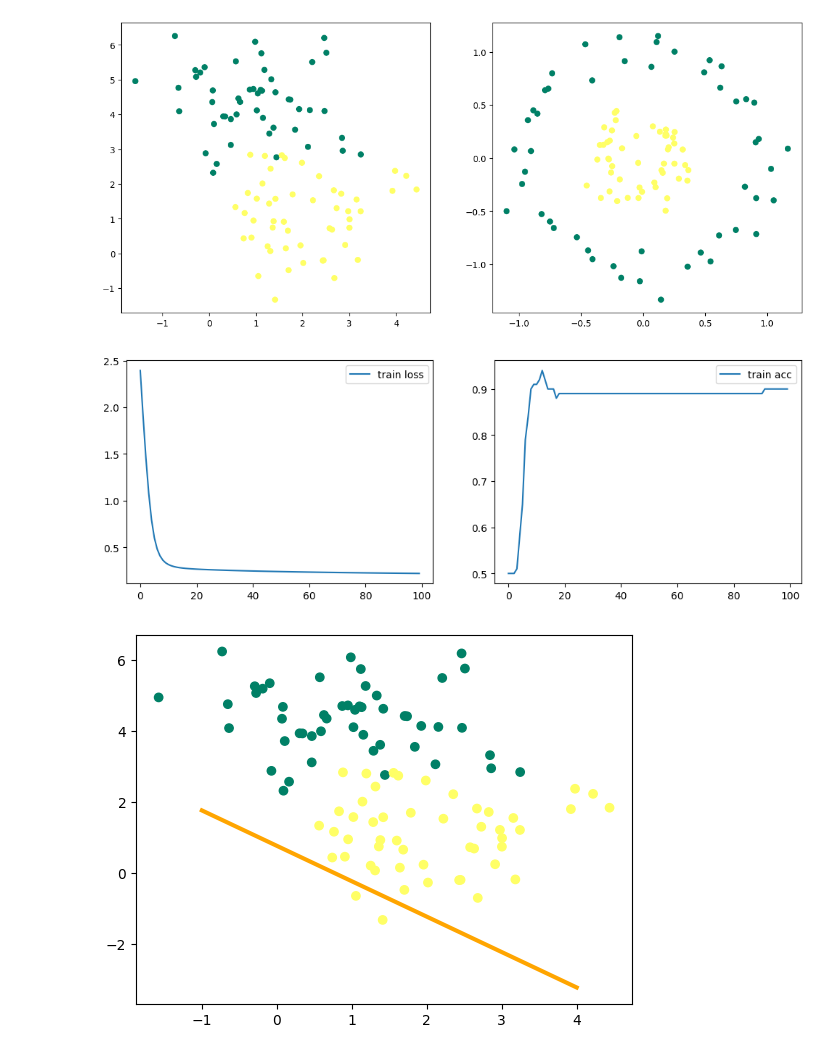
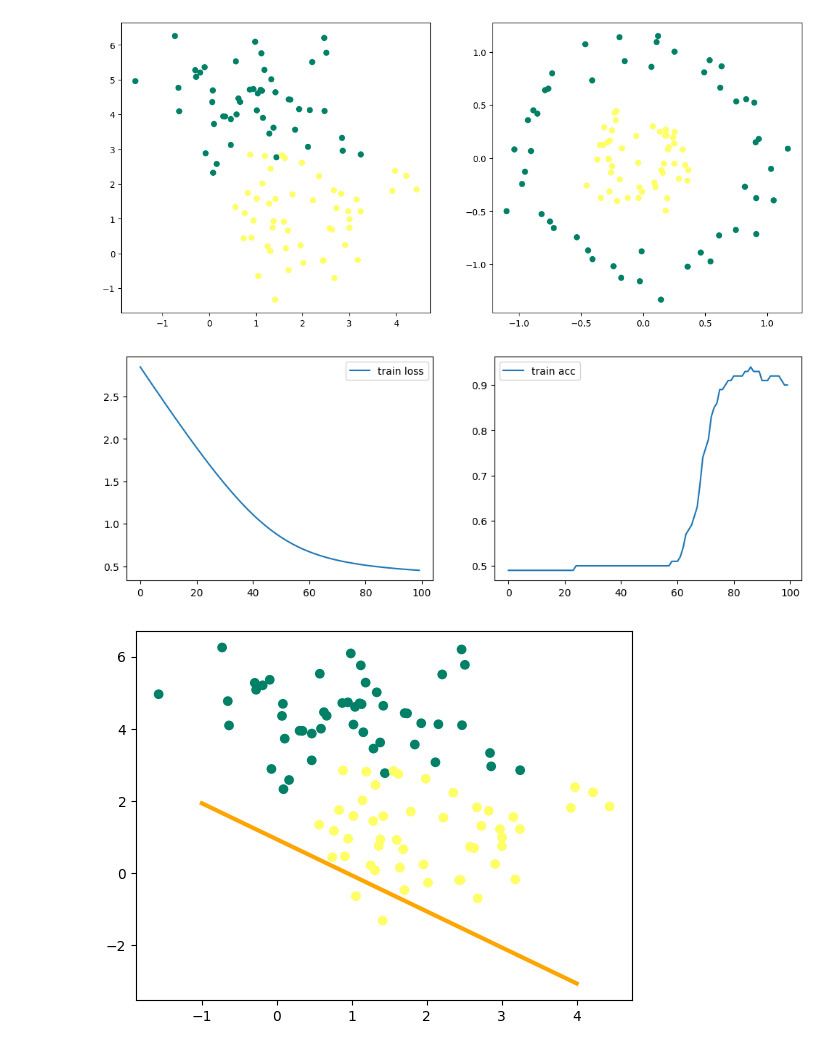
Before and after one commit to OMARterf/Reseaux_de_neurones_a_une-couches, a Jupyter notebook: reseaux_de_neurones_a_une_couches.ipynb, the cells around one changed output. Cells and saved outputs as stored; diff of their text form; code cells hidden in the pictures.

```diff
--- a/reseaux_de_neurones_a_une_couches.ipynb
+++ b/reseaux_de_neurones_a_une_couches.ipynb
@@ -240,13 +235,13 @@ dimension de X (2, 100)
 dimension de y (1, 100)
 [figure]
 # %%
-W,b = neurone_artificiel1(X1,y1,learning_rate=0.01, n_inter=1000)
+W1,b1 = neurone_artificiel1(X1,y1,learning_rate=0.001, n_inter=1000)
 x0 = np.linspace(-1,4,100)
-x1 = -(b+W[1]*x0)/W[1]
+x1 = -(b1+W1[1]*x0)/W1[1]
 plt.scatter(X1[:,0],X1[:,1],label='dataset', c=y1, cmap='summer')
 plt.plot(x0,x1,c='orange',lw=3)
 plt.show()
 # %% [output]
-[figure, old version]
+[figure, new version]
-[figure, old version]
+[figure, new version]
 # %%
```
Also changed, not shown: parts of 6 cells of this notebook.
